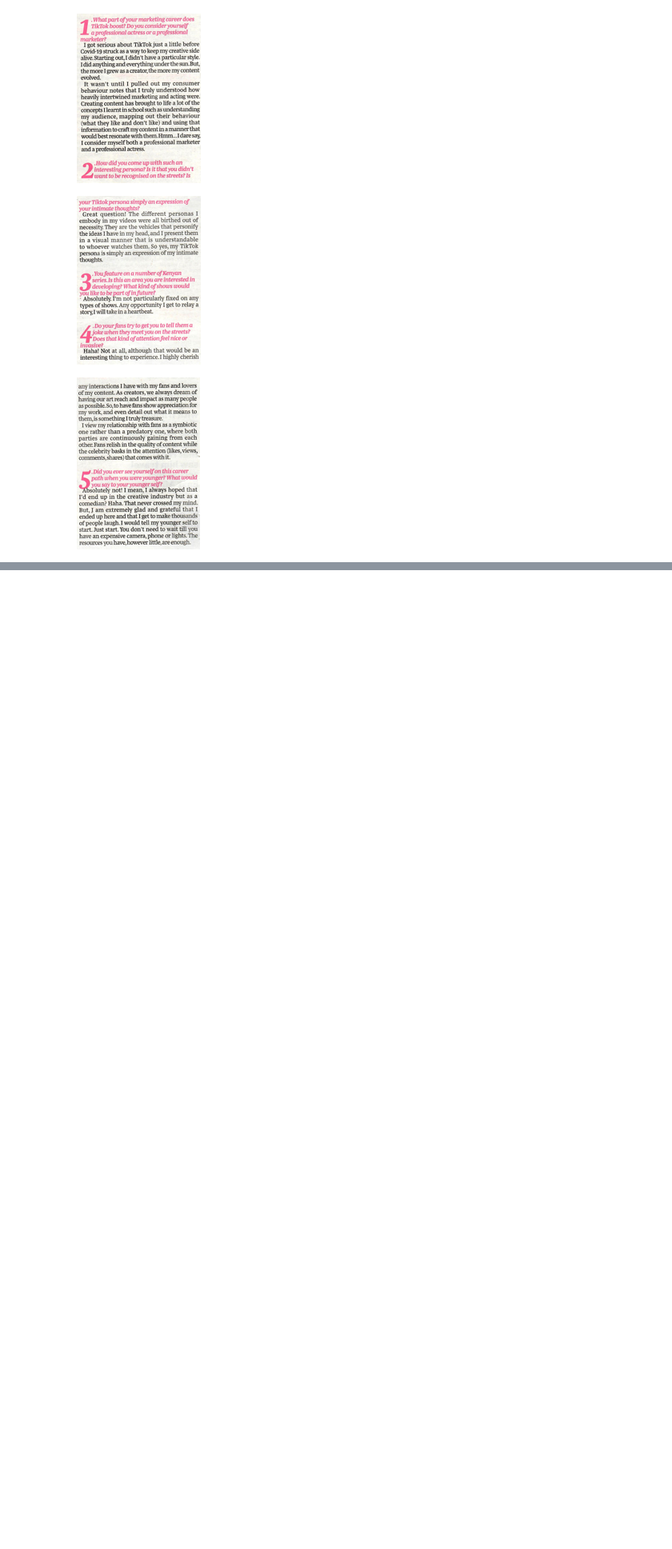
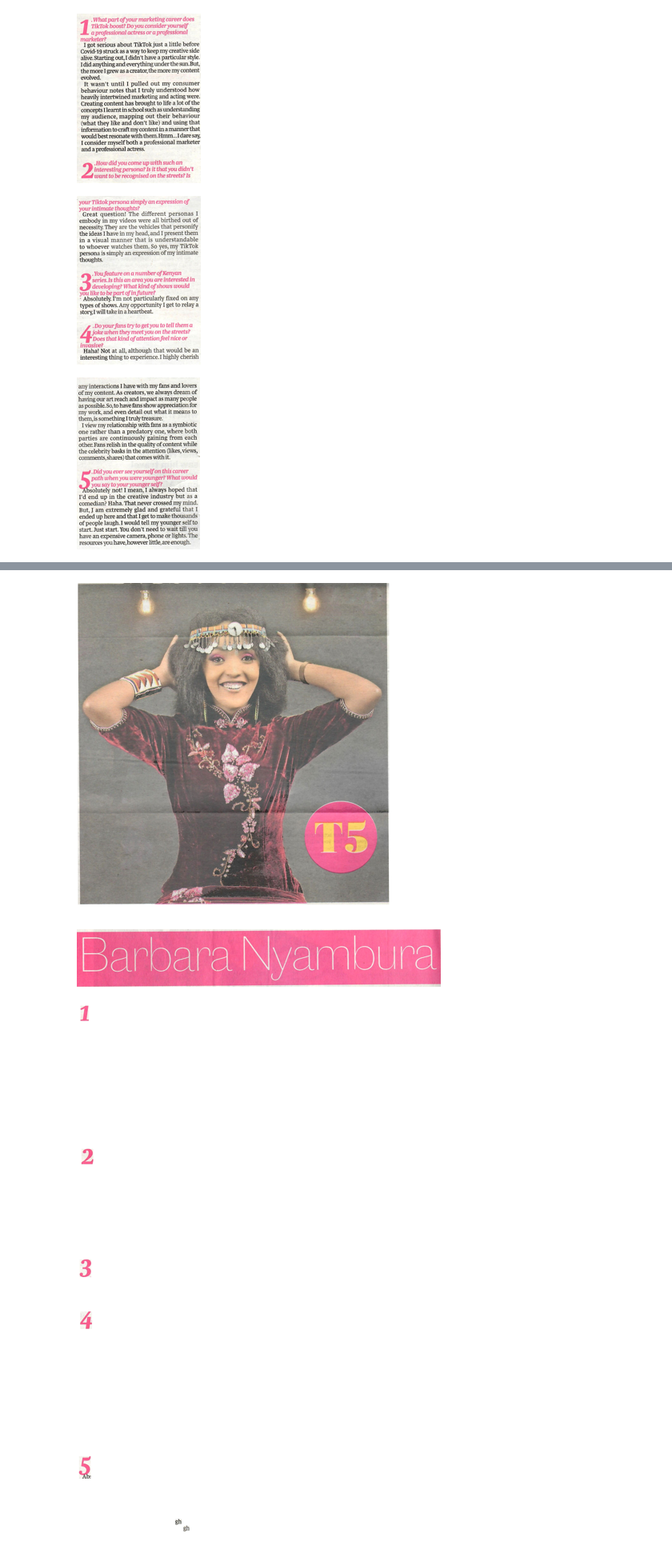
Before and after one commit to CeeThinwa/code-walkthroughs, a Jupyter notebook: book/kenyans-in-print/kip-pg3.ipynb, the cells around one changed output, grey strips where cells are left out. Shown at 80% size. Saved outputs shown, nothing was run; the diff lists cells and outputs as text; code cells hidden in the pictures; blank space fills up the shorter version.

```diff
--- a/book/kenyans-in-print/kip-pg3.ipynb
+++ b/book/kenyans-in-print/kip-pg3.ipynb
@@ -76,0 +136,15 @@ Once the tesseract engine is up and running, you can install `PyTesseract` with
+# %%
+for key in large_text:
+    p = cv2.cvtColor(large_text[key], cv2.COLOR_BGR2RGB)
+    p = Image.fromarray(p)
+    width, height = p.size
+    display(p.resize(
+        (int(width*0.2),int(height*0.2))
+    ))
+    print('')
+# %% [output]
+[figure, added]
+[figure, added]
+[figure, added]
+[figure, added]
+[figure, added]
```
Also changed, not shown: parts of 15 cells of this notebook.
